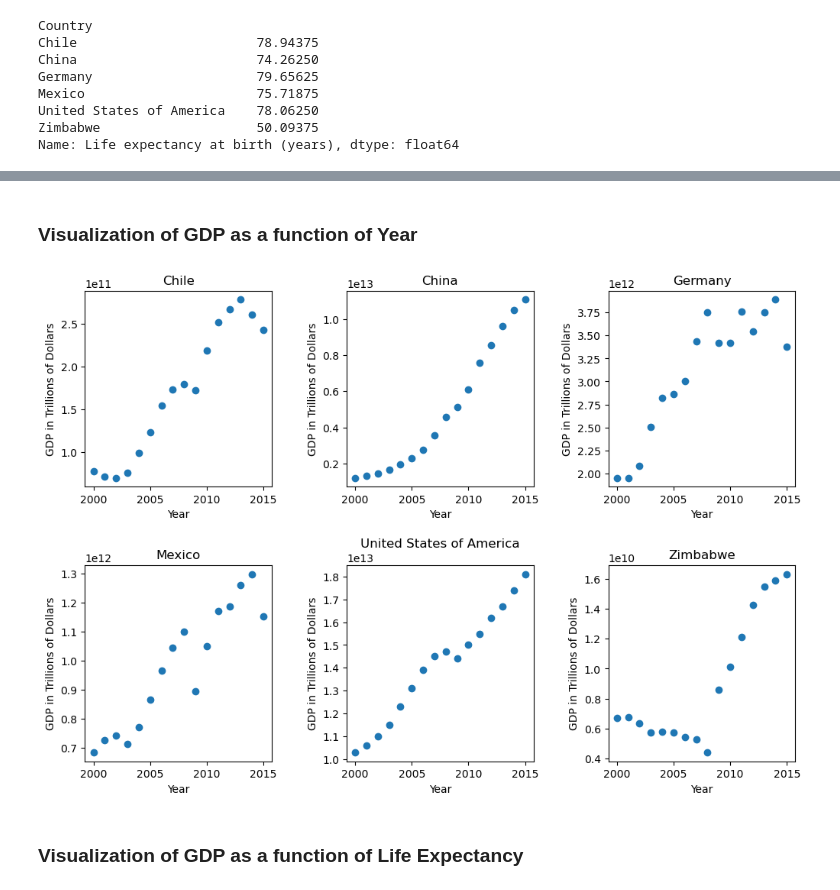
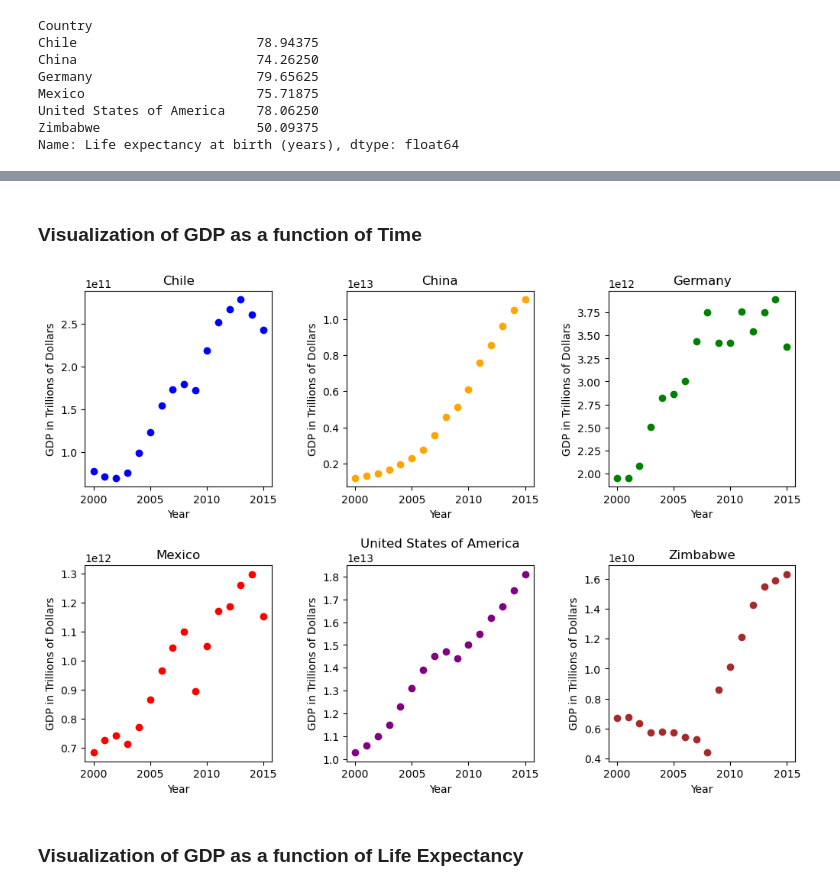
Before and after one commit to Kwamewusu/ml_portfolio, a Jupyter notebook: Life-Expectancy-and-GDP-Starter/life_expectancy_gdp.ipynb, the cells around one changed output, grey strips where cells are left out. Drawn from its saved outputs; the diff is of its cells as text; code cells hidden in the pictures.

```diff
--- a/Life-Expectancy-and-GDP-Starter/life_expectancy_gdp.ipynb
+++ b/Life-Expectancy-and-GDP-Starter/life_expectancy_gdp.ipynb
@@ -92,18 +106,20 @@ Name: Life expectancy at birth (years), dtype: float64
 # %% [markdown]
-### Visualization of GDP as a function of Year
+### Visualization of GDP as a function of Time
 # %%
 gdp_yrs_fig, axes = plt.subplots(2, 3, figsize=(12, 8))
 gdp_yrs_fig.subplots_adjust(wspace=0.4, hspace=0.4)
 
-for idx, country in enumerate(countries):
-    xvals = data[data['Country'] == country]['Year']
-    yvals = data[data['Country'] == country]['GDP']
+colors = ['blue','orange','green','red','purple','brown']
 
-    gdp_yrs_fig.axes[idx].scatter(x=xvals, y=yvals)
-    gdp_yrs_fig.axes[idx].set_title(country)
+for idx, options in enumerate(zip(countries, colors)):
+    xvals = data[data['Country'] == options[0]]['Year']
+    yvals = data[data['Country'] == options[0]]['GDP']
+
+    gdp_yrs_fig.axes[idx].scatter(x=xvals, y=yvals, c=options[1])
+    gdp_yrs_fig.axes[idx].set_title(options[0])
     gdp_yrs_fig.axes[idx].set_xlabel('Year')
     gdp_yrs_fig.axes[idx].set_ylabel('GDP in Trillions of Dollars')
 # %% [output]
-[figure, old version]
+[figure, new version]
 # %% [markdown]
 ### Visualization of GDP as a function of Life Expectancy
```
Also changed, not shown: parts of 9 cells of this notebook.
